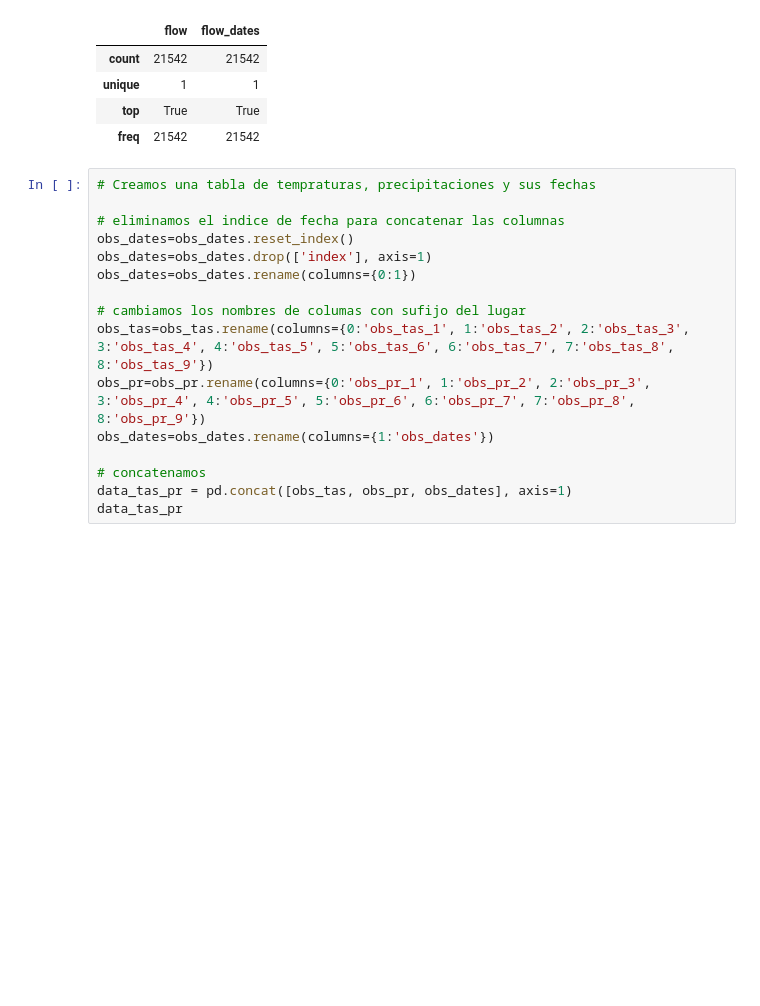
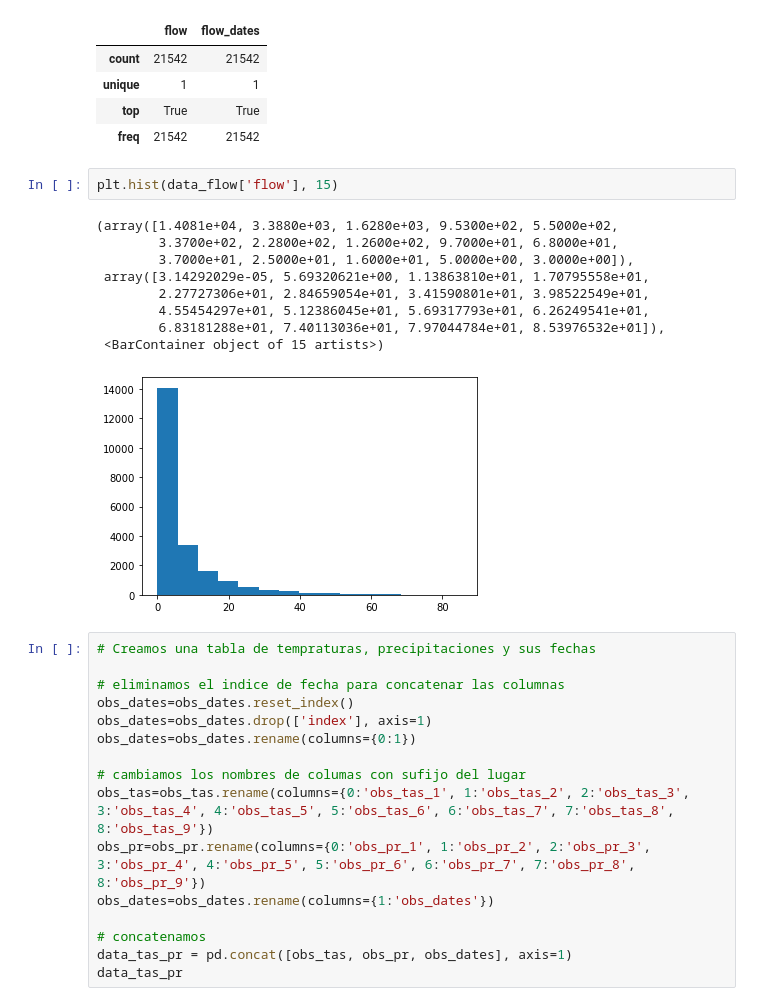
Before and after one commit to Jairo22EnriqueTec/CienciaDatosTopologia, a Jupyter notebook: Analisis.ipynb, the cells around one changed output. Cells and saved outputs as stored; diff of their text form; blank space fills up the shorter version.

Commit message:
histogramas

```diff
--- a/Analisis.ipynb
+++ b/Analisis.ipynb
@@ -108,6 +109,18 @@ data_flow.notnull().describe()
 | unique | 1 | 1 |
 | top | True | True |
 | freq | 21542 | 21542 |
+# %%
+plt.hist(data_flow['flow'], 15)
+# %% [output]
+(array([1.4081e+04, 3.3880e+03, 1.6280e+03, 9.5300e+02, 5.5000e+02,
+        3.3700e+02, 2.2800e+02, 1.2600e+02, 9.7000e+01, 6.8000e+01,
+        3.7000e+01, 2.5000e+01, 1.6000e+01, 5.0000e+00, 3.0000e+00]),
+ array([3.14292029e-05, 5.69320621e+00, 1.13863810e+01, 1.70795558e+01,
+        2.27727306e+01, 2.84659054e+01, 3.41590801e+01, 3.98522549e+01,
+        4.55454297e+01, 5.12386045e+01, 5.69317793e+01, 6.26249541e+01,
+        6.83181288e+01, 7.40113036e+01, 7.97044784e+01, 8.53976532e+01]),
+ <BarContainer object of 15 artists>)
+[figure, added]
 # %%
 # Creamos una tabla de tempraturas, precipitaciones y sus fechas
 
```
Also changed, not shown: parts of 3 cells of this notebook.
